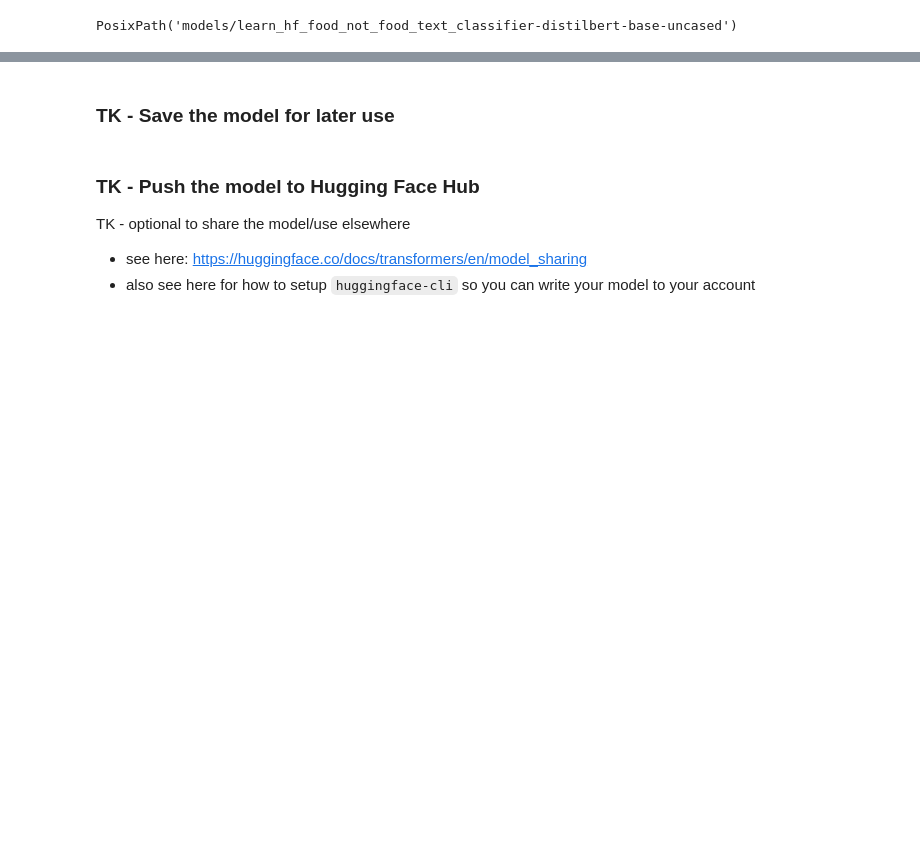
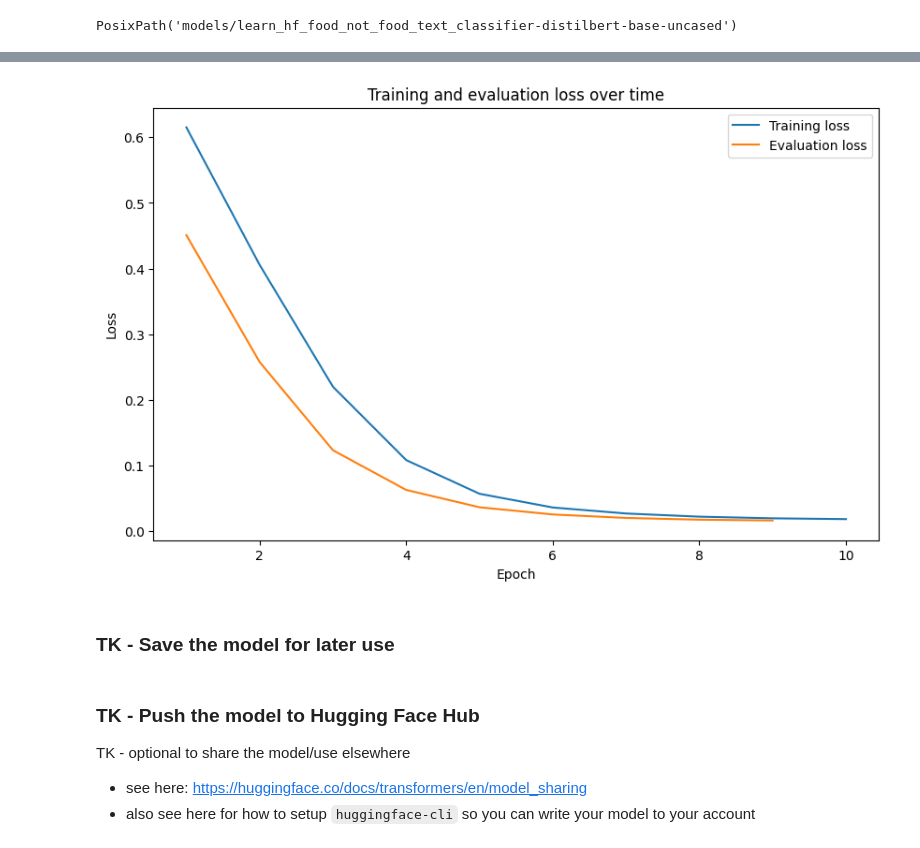
Before and after one commit to mrdbourke/learn-huggingface, a Jupyter notebook: notebooks/hugging_face_text_classification_tutorial.ipynb, the cells around one changed output, grey strips where cells are left out. Cells and saved outputs as stored; diff of their text form; code cells hidden in the pictures; blank space fills up the shorter version.

```diff
--- a/notebooks/hugging_face_text_classification_tutorial.ipynb
+++ b/notebooks/hugging_face_text_classification_tutorial.ipynb
@@ -353,0 +439,2 @@ TrainOutput(global_step=70, training_loss=0.003375225713742631, metrics={'train_
+# %%
+results = trainer.train()
@@ -353,0 +466,5 @@ TrainOutput(global_step=70, training_loss=0.003375225713742631, metrics={'train_
+# %%
+# TK - get loss curves
+trainer_history = trainer.state.log_history[:-1]
+trainer_training_time = trainer_history[-1]
+trainer_history[:5]
@@ -353,0 +489,16 @@ TrainOutput(global_step=70, training_loss=0.003375225713742631, metrics={'train_
+# %%
+# Extract training and evaluation metrics
+trainer_history_training_set = []
+trainer_history_eval_set = []
+
+for item in trainer_history[:-1]:
+    item_keys = list(item.keys())
+    if any("eval" in item for item in item_keys):
+        trainer_history_eval_set.append(item)
+    else:
+        trainer_history_training_set.append(item)
+# %%
+trainer_history_training_df = pd.DataFrame(trainer_history_training_set)
+trainer_history_eval_df = pd.DataFrame(trainer_history_eval_set)
+
+trainer_history_training_df
@@ -354,2 +530,16 @@ TrainOutput(global_step=70, training_loss=0.003375225713742631, metrics={'train_
+# %%
+# Plot training and evaluation loss
+import matplotlib.pyplot as plt
+
+plt.figure(figsize=(10, 6))
+plt.plot(trainer_history_training_df["epoch"], trainer_history_training_df["loss"], label="Training loss")
+plt.plot(trainer_history_eval_df["epoch"], trainer_history_eval_df["eval_loss"], label="Evaluation loss")
+plt.xlabel("Epoch")
+plt.ylabel("Loss")
+plt.title("Training and evaluation loss over time")
+plt.legend()
+plt.show()
+# %% [output]
+[figure, added]
 # %% [markdown]
 ### TK - Save the model for later use
```
Also changed, not shown: parts of 82 cells of this notebook.
